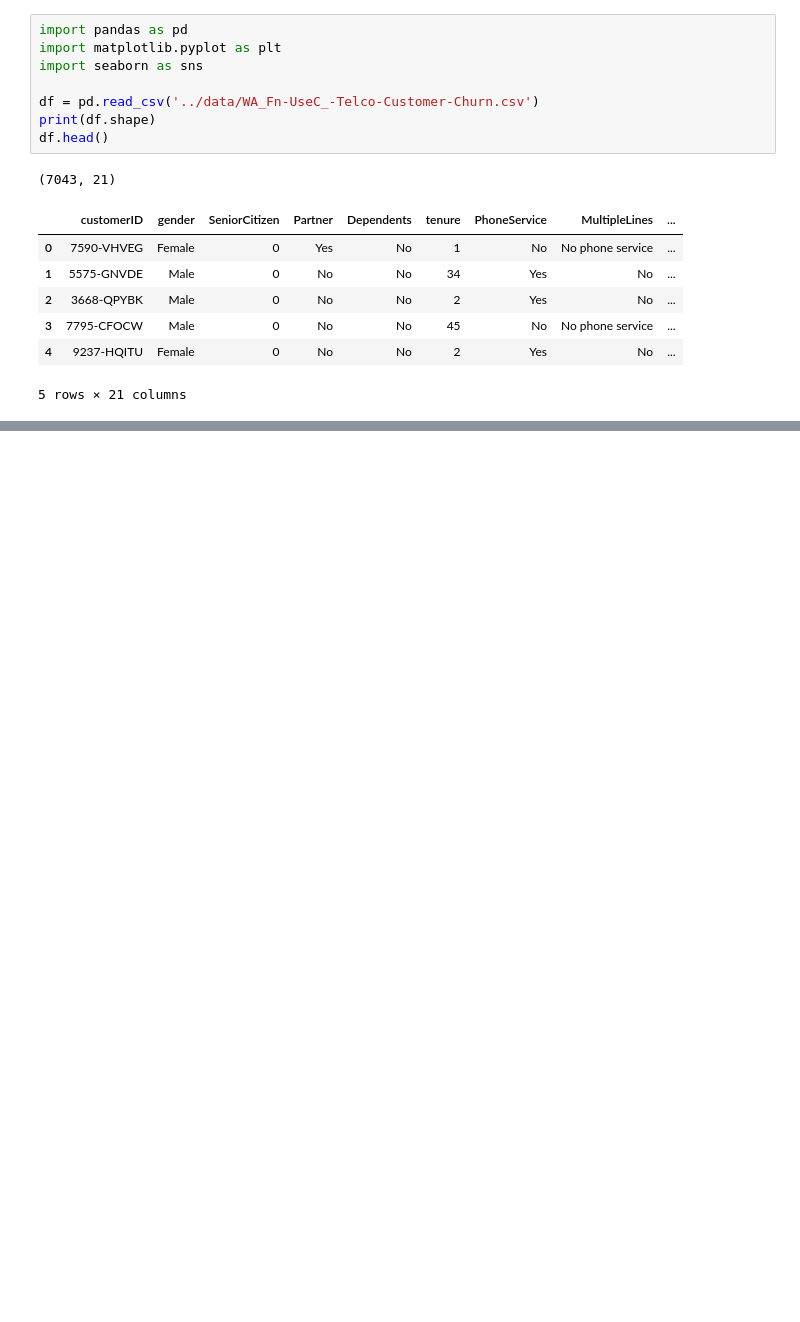
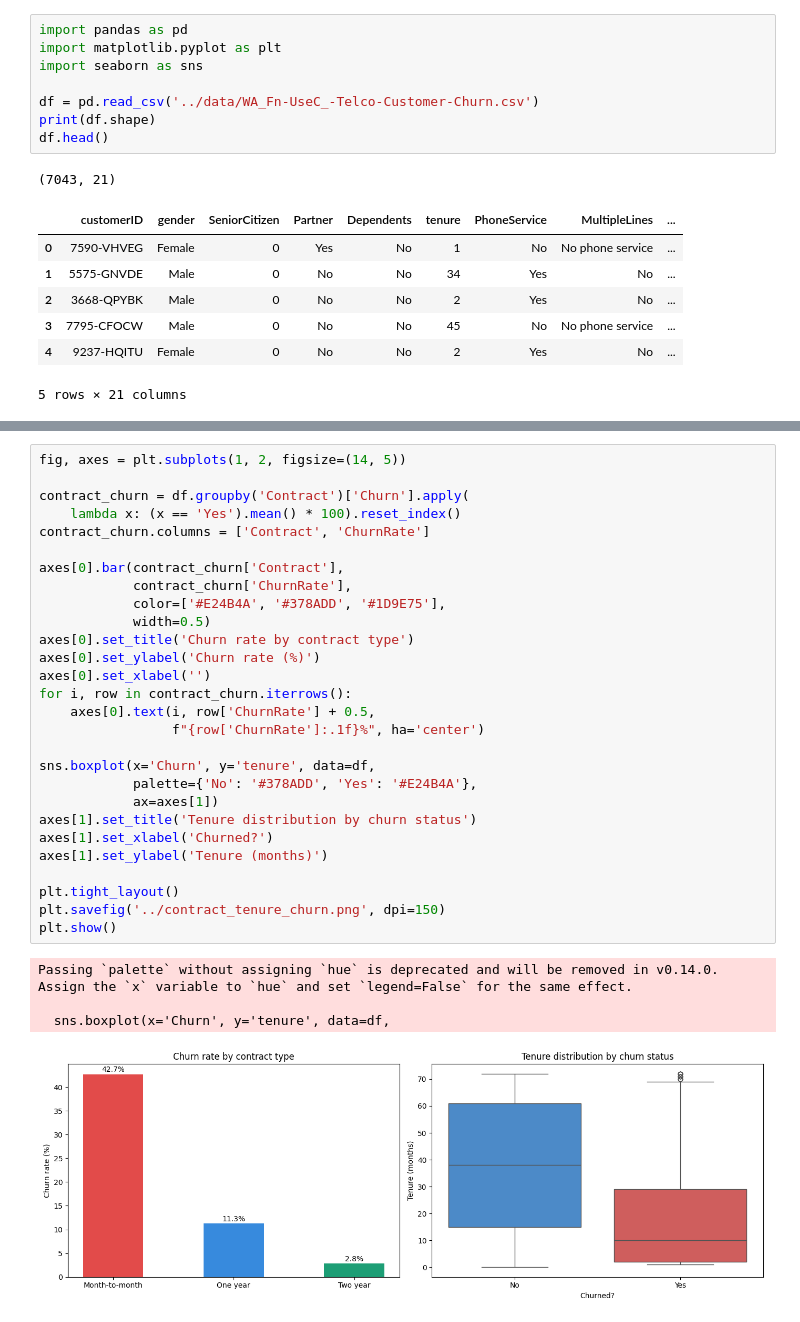
Before and after one commit to beatriceishaku/Customer-Churn-Prediction, a Jupyter notebook: notebooks/01_eda.ipynb, the cells around one changed output, grey strips where cells are left out. Cells and saved outputs as stored; diff of their text form; blank space fills up the shorter version.

```diff
--- a/notebooks/01_eda.ipynb
+++ b/notebooks/01_eda.ipynb
@@ -17,0 +82,33 @@ df.head()
+# %%
+fig, axes = plt.subplots(1, 2, figsize=(14, 5))
+
+contract_churn = df.groupby('Contract')['Churn'].apply(
+    lambda x: (x == 'Yes').mean() * 100).reset_index()
+contract_churn.columns = ['Contract', 'ChurnRate']
+
+axes[0].bar(contract_churn['Contract'],
+            contract_churn['ChurnRate'],
+            color=['#E24B4A', '#378ADD', '#1D9E75'],
+            width=0.5)
+axes[0].set_title('Churn rate by contract type')
+axes[0].set_ylabel('Churn rate (%)')
+axes[0].set_xlabel('')
+for i, row in contract_churn.iterrows():
+    axes[0].text(i, row['ChurnRate'] + 0.5,
+                 f"{row['ChurnRate']:.1f}%", ha='center')
+
+sns.boxplot(x='Churn', y='tenure', data=df,
+            palette={'No': '#378ADD', 'Yes': '#E24B4A'},
+            ax=axes[1])
+axes[1].set_title('Tenure distribution by churn status')
+axes[1].set_xlabel('Churned?')
+axes[1].set_ylabel('Tenure (months)')
+
+plt.tight_layout()
+plt.savefig('../contract_tenure_churn.png', dpi=150)
+plt.show()
+# %% [output]
+Passing `palette` without assigning `hue` is deprecated and will be removed in v0.14.0. Assign the `x` variable to `hue` and set `legend=False` for the same effect.
+
+  sns.boxplot(x='Churn', y='tenure', data=df,
+[figure, added]
```
Also changed, not shown: parts of 5 cells of this notebook, 4 other files.
